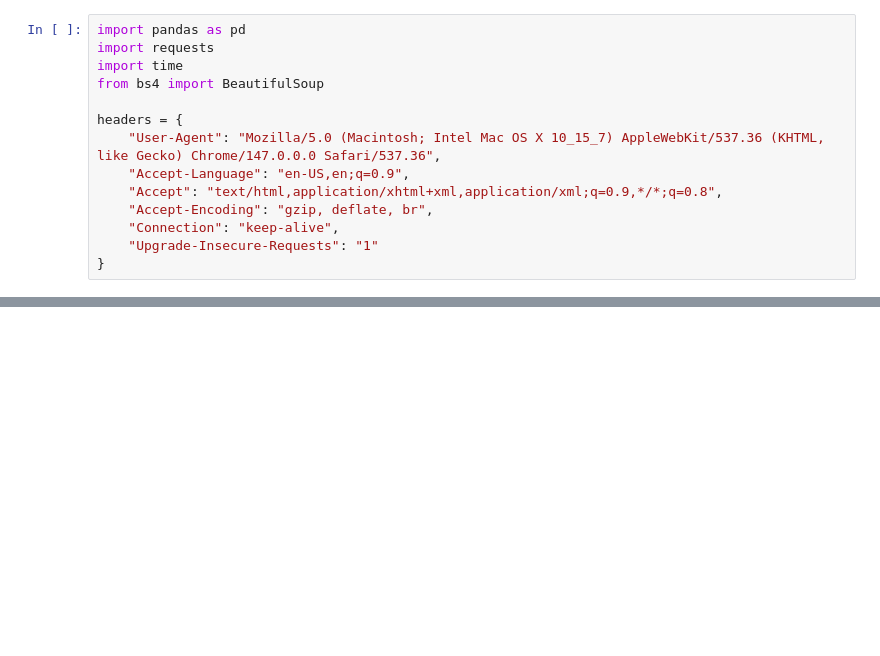
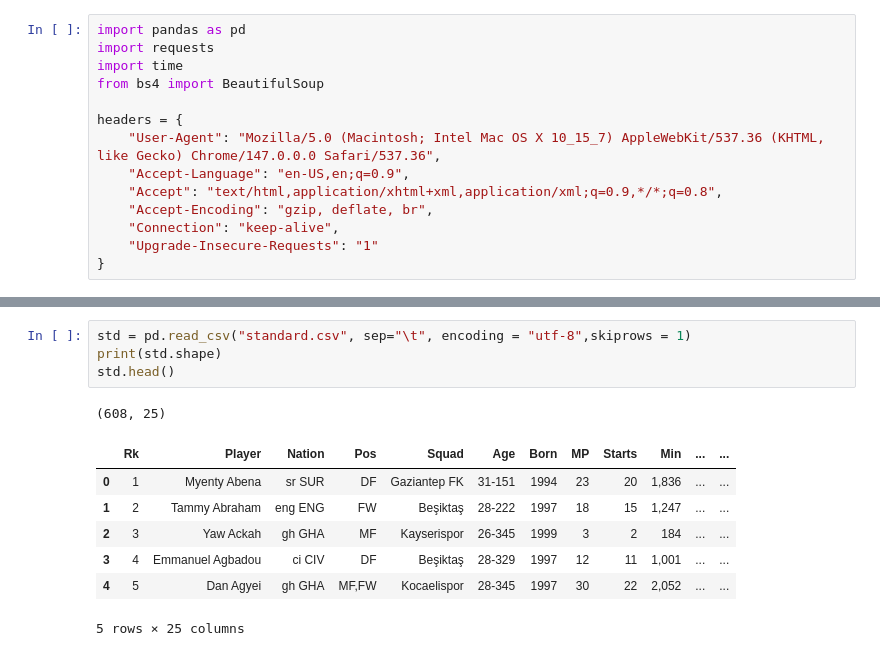
Before and after one commit to emirhates/transfer-deger-tahmini, a Jupyter notebook: transfer-deger-tahmini.ipynb, the cells around one changed output, grey strips where cells are left out. Drawn from its saved outputs; the diff is of its cells as text; blank space fills up the shorter version.

```diff
--- a/transfer-deger-tahmini.ipynb
+++ b/transfer-deger-tahmini.ipynb
@@ -61 +53,14 @@ Sütunlar: ['\tPerformance\t']
+# %%
+std = pd.read_csv("standard.csv", sep="\t", encoding = "utf-8",skiprows = 1)
+print(std.shape)
+std.head()
+# %% [output]
+(608, 25)
+|  | Rk | Player | Nation | Pos | Squad | Age | Born | MP | Starts | Min | ... | ... |
+| 0 | 1 | Myenty Abena | sr SUR | DF | Gaziantep FK | 31-151 | 1994 | 23 | 20 | 1,836 | ... | ... |
+| 1 | 2 | Tammy Abraham | eng ENG | FW | Beşiktaş | 28-222 | 1997 | 18 | 15 | 1,247 | ... | ... |
+| 2 | 3 | Yaw Ackah | gh GHA | MF | Kayserispor | 26-345 | 1999 | 3 | 2 | 184 | ... | ... |
+| 3 | 4 | Emmanuel Agbadou | ci CIV | DF | Beşiktaş | 28-329 | 1997 | 12 | 11 | 1,001 | ... | ... |
+| 4 | 5 | Dan Agyei | gh GHA | MF,FW | Kocaelispor | 28-345 | 1997 | 30 | 22 | 2,052 | ... | ... |
+5 rows × 25 columns
 # %%
```
Also changed, not shown: parts of 20 cells of this notebook, 1 other file.
